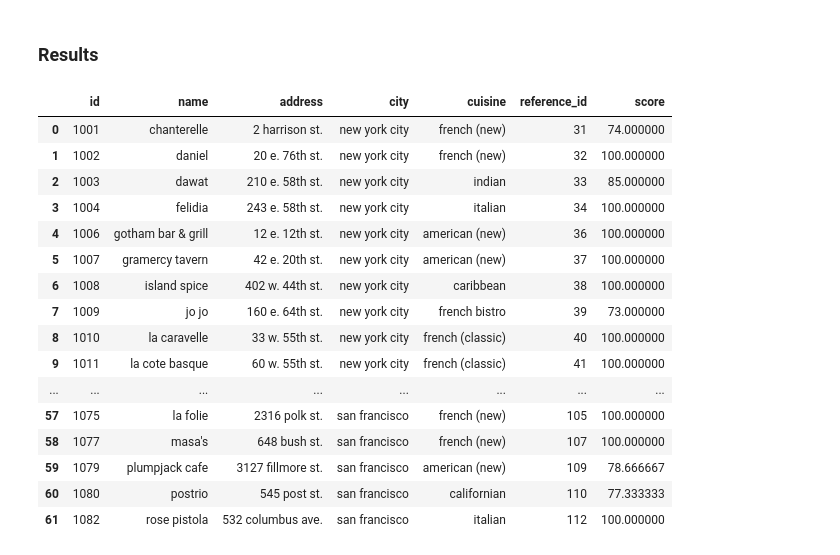
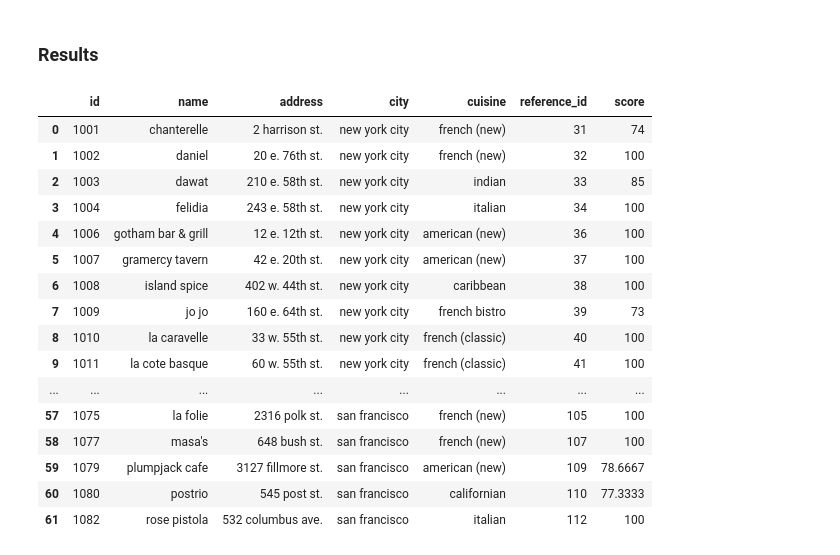
Before and after one commit to sandeepKondaveeti/juniper, a Jupyter notebook: Juniper_Solution.ipynb, the cells around one changed output. Saved outputs shown, nothing was run; the diff lists cells and outputs as text; code cells hidden in the pictures.

```diff
--- a/Juniper_Solution.ipynb
+++ b/Juniper_Solution.ipynb
@@ -45,7 +46,6 @@ reference_df.head()
 # %%
 def checker_func(reference_df, query_df):
     """
-    Function that takes records from “query” set and finds matching record in the “reference” set.
 
     :param reference_df: Reference DataFrame
     :param query_df: Quereyed DataFrame.
@@ -77,24 +77,32 @@ def checker_func(reference_df, query_df):
 result_df = checker_func(reference_df, query_df)
 # %% [markdown]
 ### Results
-# %%
-result_df
-# %% [output]
-|  | id | name | address | city | cuisine | reference_id | score |
-| 0 | 1001 | chanterelle | 2 harrison st. | new york city | french (new) | 31 | 74.000000 |
-| 1 | 1002 | daniel | 20 e. 76th st. | new york city | french (new) | 32 | 100.000000 |
-| 2 | 1003 | dawat | 210 e. 58th st. | new york city | indian | 33 | 85.000000 |
-| 3 | 1004 | felidia | 243 e. 58th st. | new york city | italian | 34 | 100.000000 |
-| 4 | 1006 | gotham bar & grill | 12 e. 12th st. | new york city | american (new) | 36 | 100.000000 |
-| 5 | 1007 | gramercy tavern | 42 e. 20th st. | new york city | american (new) | 37 | 100.000000 |
-| 6 | 1008 | island spice | 402 w. 44th st. | new york city | caribbean | 38 | 100.000000 |
-| 7 | 1009 | jo jo | 160 e. 64th st. | new york city | french bistro | 39 | 73.000000 |
-| 8 | 1010 | la caravelle | 33 w. 55th st. | new york city | french (classic) | 40 | 100.000000 |
-| 9 | 1011 | la cote basque | 60 w. 55th st. | new york city | french (classic) | 41 | 100.000000 |
-| ... | ... | ... | ... | ... | ... | ... | ... |
-| 57 | 1075 | la folie | 2316 polk st. | san francisco | french (new) | 105 | 100.000000 |
-| 58 | 1077 | masa's | 648 bush st. | san francisco | french (new) | 107 | 100.000000 |
-| 59 | 1079 | plumpjack cafe | 3127 fillmore st. | san francisco | american (new) | 109 | 78.666667 |
-| 60 | 1080 | postrio | 545 post st. | san francisco | californian | 110 | 77.333333 |
-| 61 | 1082 | rose pistola | 532 columbus ave. | san francisco | italian | 112 | 100.000000 |
+# %%
+format_dict = {'score': '{:.0%}'}
+
+def _color_red_or_green(val):
+    color = 'red' if val < 80 else 'green'
+    return 'color: %s' % color
+
+final_result_df = result_df.style.applymap(_color_red_or_green, subset=['score'])
+# %%
+final_result_df
+# %% [output]
+|  | id | name | address | city | cuisine | reference_id | score |
+| 0 | 1001 | chanterelle | 2 harrison st. | new york city | french (new) | 31 | 74 |
+| 1 | 1002 | daniel | 20 e. 76th st. | new york city | french (new) | 32 | 100 |
+| 2 | 1003 | dawat | 210 e. 58th st. | new york city | indian | 33 | 85 |
+| 3 | 1004 | felidia | 243 e. 58th st. | new york city | italian | 34 | 100 |
+| 4 | 1006 | gotham bar & grill | 12 e. 12th st. | new york city | american (new) | 36 | 100 |
+| 5 | 1007 | gramercy tavern | 42 e. 20th st. | new york city | american (new) | 37 | 100 |
+| 6 | 1008 | island spice | 402 w. 44th st. | new york city | caribbean | 38 | 100 |
+| 7 | 1009 | jo jo | 160 e. 64th st. | new york city | french bistro | 39 | 73 |
+| 8 | 1010 | la caravelle | 33 w. 55th st. | new york city | french (classic) | 40 | 100 |
+| 9 | 1011 | la cote basque | 60 w. 55th st. | new york city | french (classic) | 41 | 100 |
+| ... | ... | ... | ... | ... | ... | ... | ... |
+| 57 | 1075 | la folie | 2316 polk st. | san francisco | french (new) | 105 | 100 |
+| 58 | 1077 | masa's | 648 bush st. | san francisco | french (new) | 107 | 100 |
+| 59 | 1079 | plumpjack cafe | 3127 fillmore st. | san francisco | american (new) | 109 | 78.6667 |
+| 60 | 1080 | postrio | 545 post st. | san francisco | californian | 110 | 77.3333 |
+| 61 | 1082 | rose pistola | 532 columbus ave. | san francisco | italian | 112 | 100 |
 # %%
```
Also changed, not shown: parts of 5 cells of this notebook.
